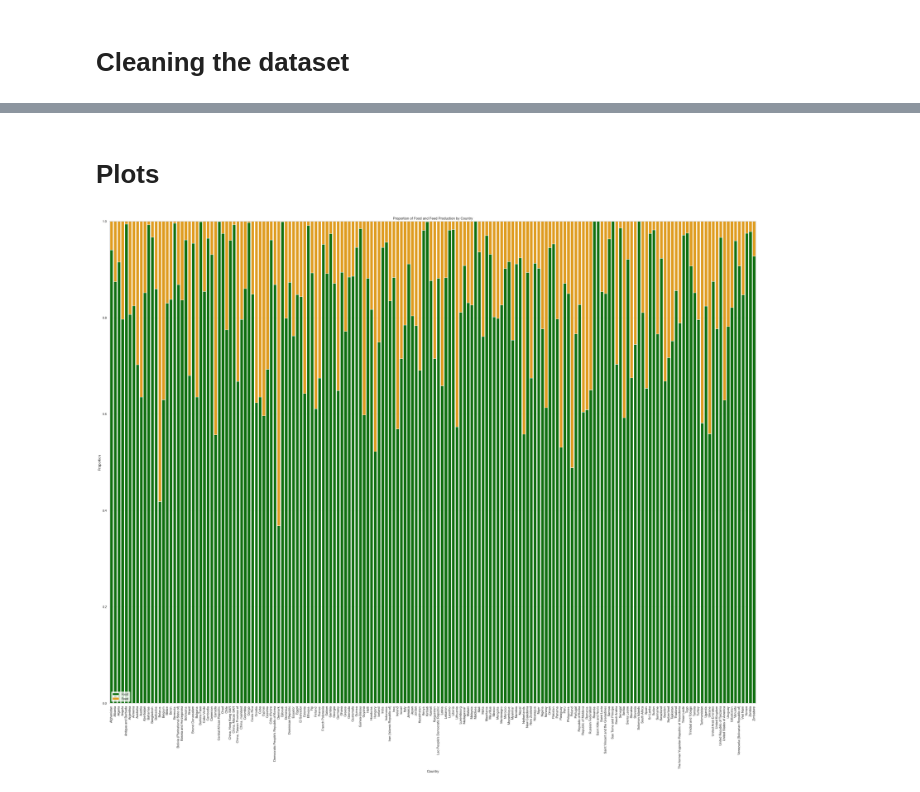
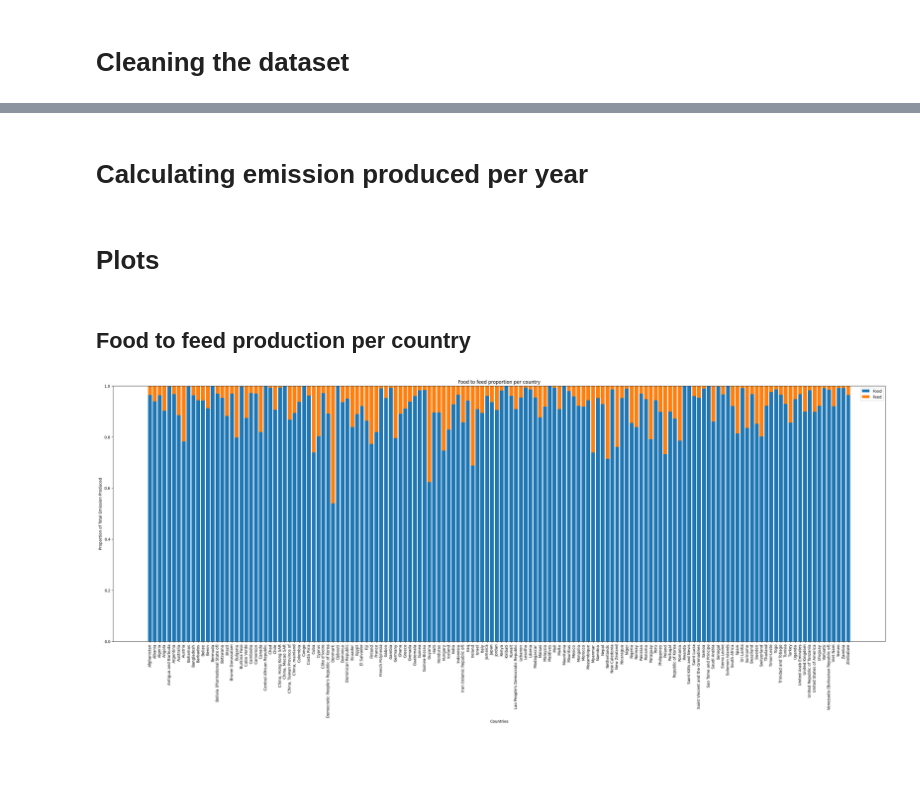
Before and after one commit to ToyeshC/Project-Big-Data, a Jupyter notebook: BigData.ipynb, the cells around one changed output, grey strips where cells are left out. Saved outputs shown, nothing was run; the diff lists cells and outputs as text; code cells hidden in the pictures; blank space fills up the shorter version.

Commit message:
added more plots nd fixed food to feed per country

```diff
--- a/BigData.ipynb
+++ b/BigData.ipynb
@@ -34,0 +92,11 @@ food_feed_pivot['Feed Proportion'] = food_feed_pivot['Feed'] / (food_feed_pivot[
+# %%
+# Grouping by country
+df_country = df_combined.groupby(['Area','Area Abbreviation', 'Element'])['Total Emission Produced'].sum().reset_index()
+
+# Creating the proportion df
+df_country_proportion = df_country.pivot_table(index=['Area','Area Abbreviation'], columns='Element', values='Total Emission Produced', fill_value=0)
+print(df_country_proportion)
+# Calculating the food to feed ratio
+df_country_proportion['Total'] = df_country_proportion['Food'] + df_country_proportion['Feed']
+df_country_proportion['Food Proportion'] = df_country_proportion['Food'] / df_country_proportion['Total']
+df_country_proportion['Feed Proportion'] = df_country_proportion['Feed'] / df_country_proportion['Total']
@@ -34,0 +337,2 @@ food_feed_pivot['Feed Proportion'] = food_feed_pivot['Feed'] / (food_feed_pivot[
+# %% [markdown]
+# Calculating emission produced per year
@@ -35,16 +345,23 @@ food_feed_pivot['Feed Proportion'] = food_feed_pivot['Feed'] / (food_feed_pivot[
 # %% [markdown]
 # Plots
-# %%
-plt.figure(figsize=(40, 30))
-sns.set_theme(style="whitegrid")
-
-ax = sns.barplot(x='Area', y='Food Proportion', data=food_feed_pivot, color='green', label='Food')
-ax = sns.barplot(x='Area', y='Feed Proportion', data=food_feed_pivot, color='orange', bottom=food_feed_pivot['Food Proportion'], label='Feed')
-
-ax.set(xlabel='Country', ylabel='Proportion', title='Proportion of Food and Feed Production by Country')
-plt.xticks(rotation=90)
-plt.legend()
-
-plt.show()
-# %% [output]
-[figure, removed]
+# %% [markdown]
+## Food to feed production per country
+# %%
+plt.figure(figsize=(36, 12))
+
+# Extract the first element of each tuple in the index
+index_first_elements = [index_tuple[0] for index_tuple in df_country_proportion.index]
+
+plt.bar(index_first_elements, df_country_proportion['Food Proportion'], label='Food')
+plt.bar(index_first_elements, df_country_proportion['Feed Proportion'], bottom=df_country_proportion['Food Proportion'], label='Feed')
+
+# Customize the chart
+plt.title('Food to feed proportion per country')
+plt.xlabel('Countries')
+plt.ylabel('Proportion of Total Emission Produced')
+plt.xticks(rotation=90)
+plt.legend()
+
+plt.show()
+# %% [output]
+[figure, added]
```
Also changed, not shown: parts of 29 cells of this notebook.
